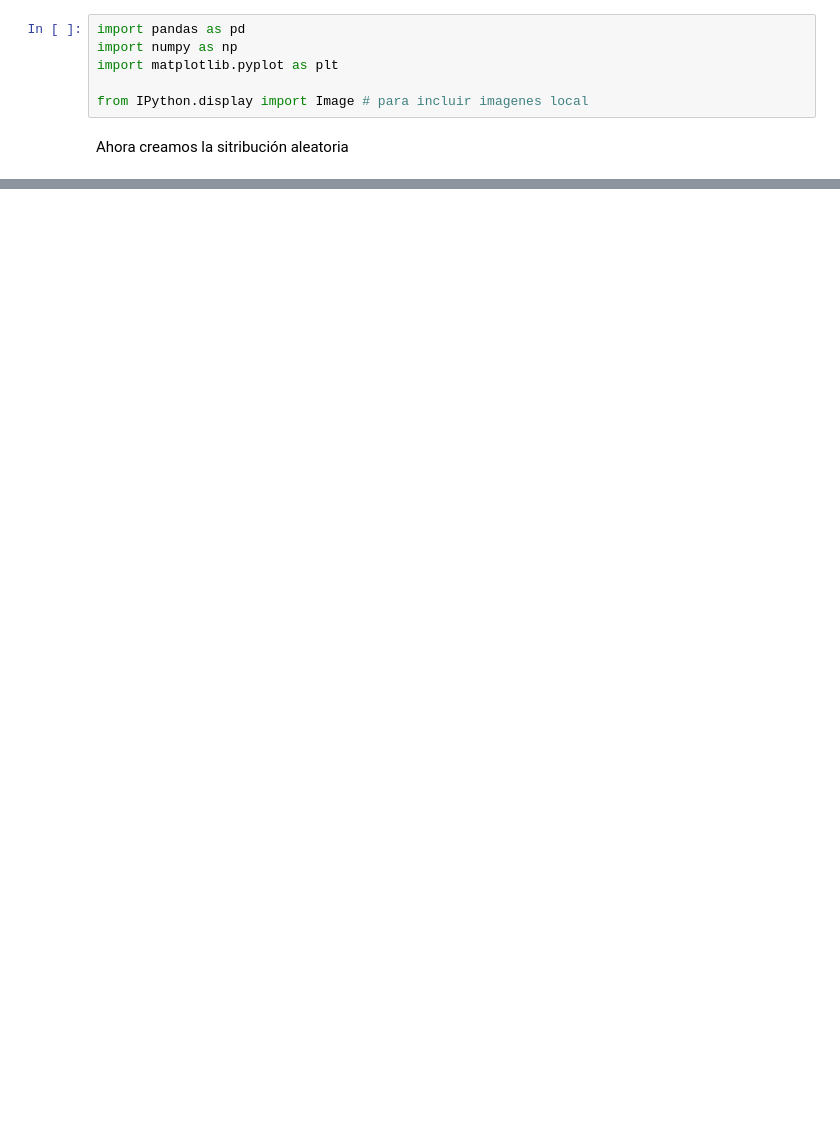
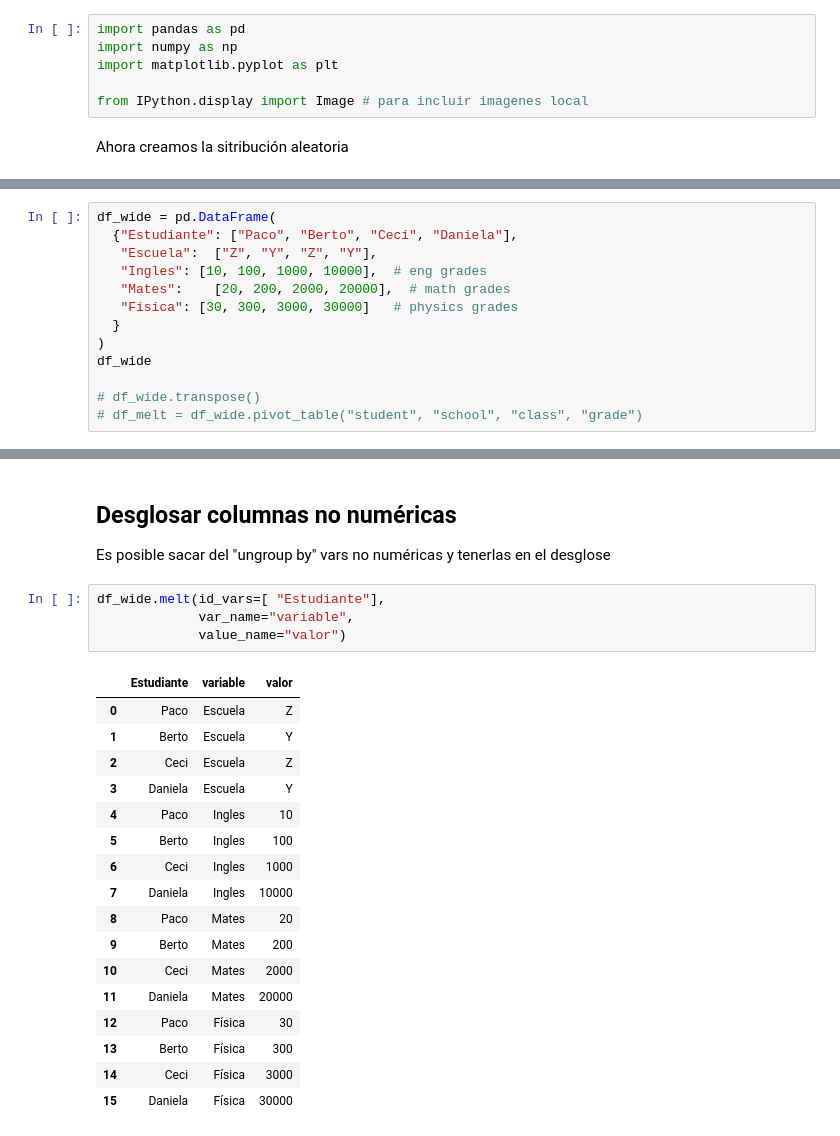
Before and after one commit to Zell0ss/machine_learning, a Jupyter notebook: Notebooks/T1 - x MMelt Dataframes.ipynb, the cells around one changed output, grey strips where cells are left out. Cells and saved outputs as stored; diff of their text form; blank space fills up the shorter version.

Commit message:
melt notebook

```diff
--- a/Notebooks/T1 - x MMelt Dataframes.ipynb
+++ b/Notebooks/T1 - x MMelt Dataframes.ipynb
@@ -158,0 +21,13 @@ De nuevo el primer sumatorio es cero por la primera ecuación. El segundo sumato
+# %%
+df_wide = pd.DataFrame(
+  {"Estudiante": ["Paco", "Berto", "Ceci", "Daniela"],
+   "Escuela":  ["Z", "Y", "Z", "Y"],
+   "Ingles": [10, 100, 1000, 10000],  # eng grades
+   "Mates":    [20, 200, 2000, 20000],  # math grades
+   "Física": [30, 300, 3000, 30000]   # physics grades
+  }
+)
+df_wide
+
+# df_wide.transpose()
+# df_melt = df_wide.pivot_table("student", "school", "class", "grade")
@@ -158,0 +86,26 @@ De nuevo el primer sumatorio es cero por la primera ecuación. El segundo sumato
+# %% [markdown]
+##  Desglosar columnas no numéricas
+
+Es posible sacar del "ungroup by" vars no numéricas y tenerlas en el desglose
+# %%
+df_wide.melt(id_vars=[ "Estudiante"],
+             var_name="variable",
+             value_name="valor")
+# %% [output]
+|  | Estudiante | variable | valor |
+| 0 | Paco | Escuela | Z |
+| 1 | Berto | Escuela | Y |
+| 2 | Ceci | Escuela | Z |
+| 3 | Daniela | Escuela | Y |
+| 4 | Paco | Ingles | 10 |
+| 5 | Berto | Ingles | 100 |
+| 6 | Ceci | Ingles | 1000 |
+| 7 | Daniela | Ingles | 10000 |
+| 8 | Paco | Mates | 20 |
+| 9 | Berto | Mates | 200 |
+| 10 | Ceci | Mates | 2000 |
+| 11 | Daniela | Mates | 20000 |
+| 12 | Paco | Física | 30 |
+| 13 | Berto | Física | 300 |
+| 14 | Ceci | Física | 3000 |
+| 15 | Daniela | Física | 30000 |
```
Also changed, not shown: parts of 21 cells of this notebook.
